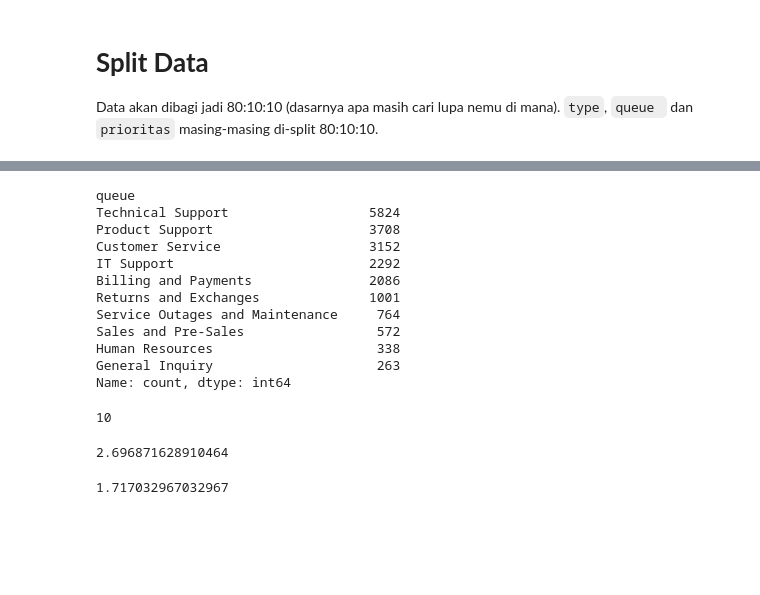
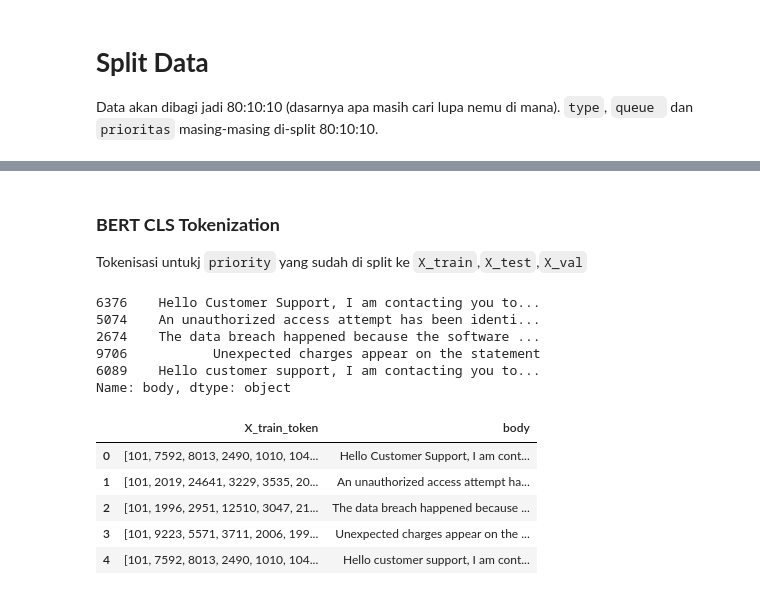
Before and after one commit to apostroef/BERT-TicketIT-Classification, a Jupyter notebook: data-preprocessing.ipynb, the cells around one changed output, grey strips where cells are left out. Drawn from its saved outputs; the diff is of its cells as text; code cells hidden in the pictures; blank space fills up the shorter version.

```diff
--- a/data-preprocessing.ipynb
+++ b/data-preprocessing.ipynb
@@ -53,12 +66,0 @@ display(tiket_df[["cleaned_text", "translated_body"]].head(15))
-# %%
-tokenizer = BertTokenizer.from_pretrained("bert-base-uncased")
-tokenized_output = tokenizer(
-    list(tiket_df["cleaned_text"].astype(str).tolist()),
-    padding=True,
-    truncation=True,
-    return_tensors="pt",
-)
-
-tiket_df["tokenized_body"] = tokenized_output["input_ids"].tolist()
-display(tiket_df[["tokenized_body", "cleaned_text"]].head(5))
-tiket_df.to_csv("translated_data.csv", index=False)
@@ -128,29 +139,30 @@ Text(0, 0.5, 'Count')
 [figure]
-# %%
-queue = tiket_df["queue"]
-queue_target = tiket_df["queue"].value_counts()
-print(queue_target)
-
-queue_classes = len(np.unique(queue))
-print(queue_classes)
-
-weight_zero = len(queue) / (2 * queue_target[0])
-weight_one = len(queue) / (2 * queue_target[1])
-print(weight_one)
-print(weight_zero)
-# %% [output]
-queue
-Technical Support                  5824
-Product Support                    3708
-Customer Service                   3152
-IT Support                         2292
-Billing and Payments               2086
-Returns and Exchanges              1001
-Service Outages and Maintenance     764
-Sales and Pre-Sales                 572
-Human Resources                     338
-General Inquiry                     263
-Name: count, dtype: int64
-10
-2.696871628910464
-1.717032967032967
+# %% [markdown]
+### **BERT CLS Tokenization**
+
+Tokenisasi untukj `priority` yang sudah di split ke `X_train`,`X_test`,`X_val`
+# %%
+tokenizer = BertTokenizer.from_pretrained("bert-base-uncased")
+tokenized_output = tokenizer(
+    list(X_train.astype(str).tolist()),
+    padding=True,
+    truncation=True,
+    return_tensors="pt",
+)
+tiket_df = X_train.to_frame(name="body").reset_index(drop=True)
+tiket_df["X_train_token"] = tokenized_output["input_ids"].tolist()
+display(X_train.head(5))
+display(tiket_df[["X_train_token", "body"]].head(5))
+# %% [output]
+6376    Hello Customer Support, I am contacting you to...
+5074    An unauthorized access attempt has been identi...
+2674    The data breach happened because the software ...
+9706           Unexpected charges appear on the statement
+6089    Hello customer support, I am contacting you to...
+Name: body, dtype: object
+|  | X_train_token | body |
+| 0 | [101, 7592, 8013, 2490, 1010, 104... | Hello Customer Support, I am cont... |
+| 1 | [101, 2019, 24641, 3229, 3535, 20... | An unauthorized access attempt ha... |
+| 2 | [101, 1996, 2951, 12510, 3047, 21... | The data breach happened because ... |
+| 3 | [101, 9223, 5571, 3711, 2006, 199... | Unexpected charges appear on the ... |
+| 4 | [101, 7592, 8013, 2490, 1010, 104... | Hello customer support, I am cont... |
```
Also changed, not shown: parts of 6 cells of this notebook, 2 other files.
